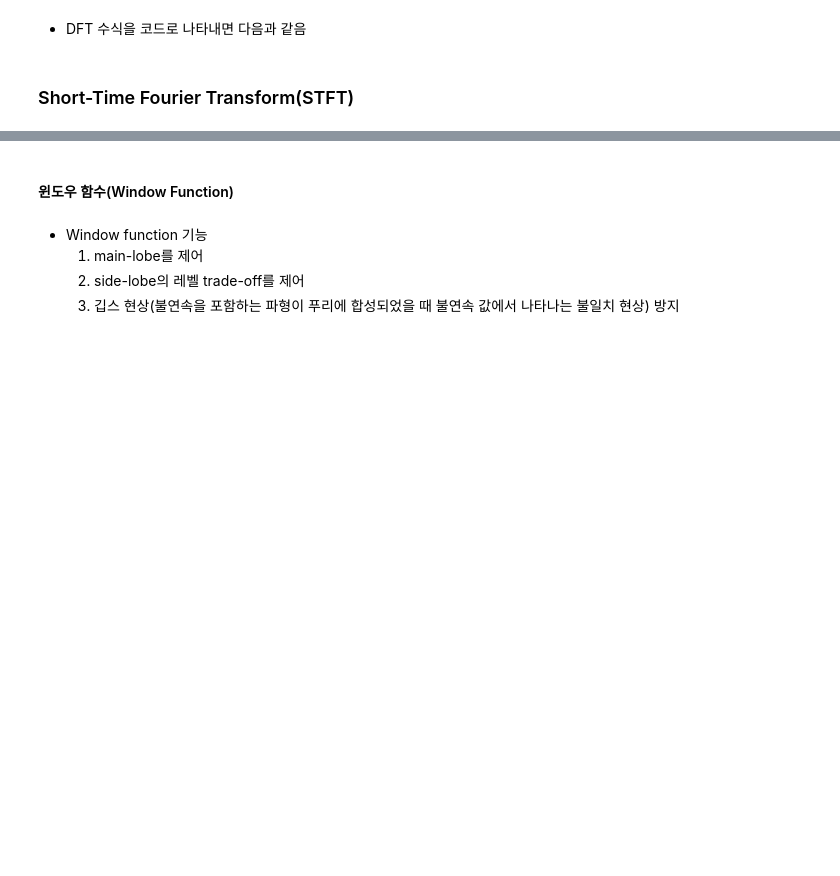
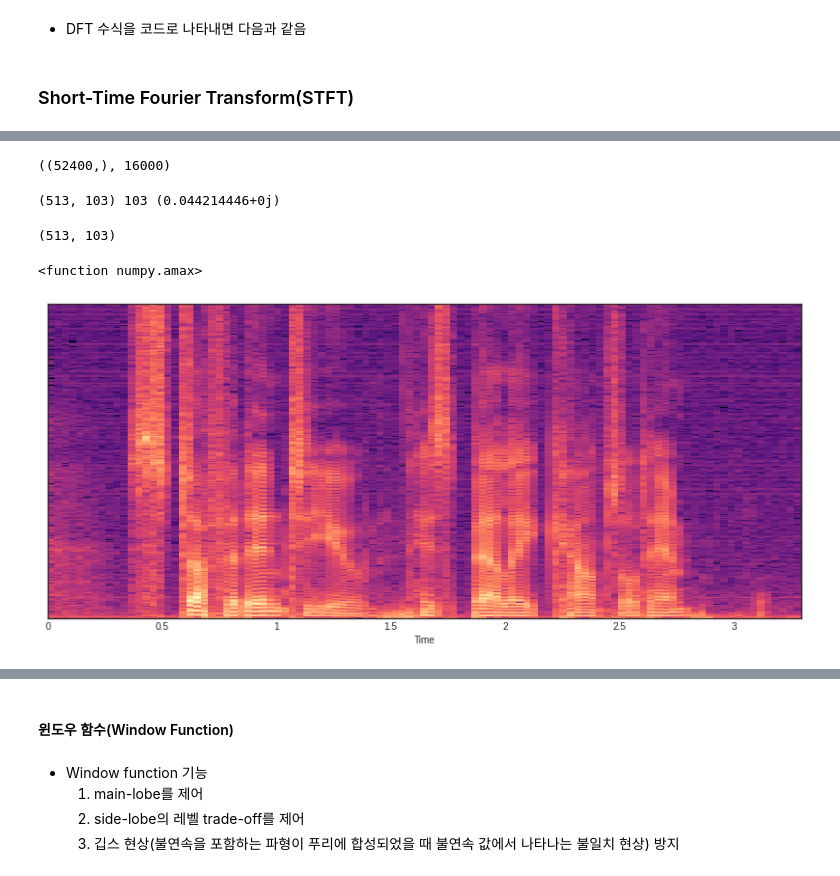
Before and after one commit to ckiekim/DeepLearning_2022.05, a Jupyter notebook: 07.AudioProcessing/01_오디오_처리.ipynb, the cells around one changed output, grey strips where cells are left out. Drawn from its saved outputs; the diff is of its cells as text; code cells hidden in the pictures; blank space fills up the shorter version.

```diff
--- a/07.AudioProcessing/01_오디오_처리.ipynb
+++ b/07.AudioProcessing/01_오디오_처리.ipynb
@@ -322,3 +332,28 @@ $$
     - 윈도우가 겹치는 사이즈, 일반적으로는 1/4정도를 겹치게 함
 
 * STFT의 결과는 즉 시간의 흐름(Window)에 따른 Frequency영역별 Amplitude를 반환
+# %%
+audio_np.shape, sr
+# %% [output]
+((52400,), 16000)
+# %%
+S = librosa.core.stft(audio_np, n_fft=1024, hop_length=512, win_length=1024)
+print(S.shape, len(S[0]), S[0][0])
+# %% [output]
+(513, 103) 103 (0.044214446+0j)
+# %%
+D = np.abs(S) ** 2
+print(D.shape)
+# %% [output]
+(513, 103)
+# %%
+np.max
+# %% [output]
+<function numpy.amax>
+# %%
+log_S = librosa.power_to_db(S, ref=np.max)
+
+plt.figure(figsize=(14,6))
+librosa.display.specshow(log_S, sr=sr, x_axis='time');
+# %% [output]
+[figure, added]
```
Also changed, not shown: parts of 30 cells of this notebook.
